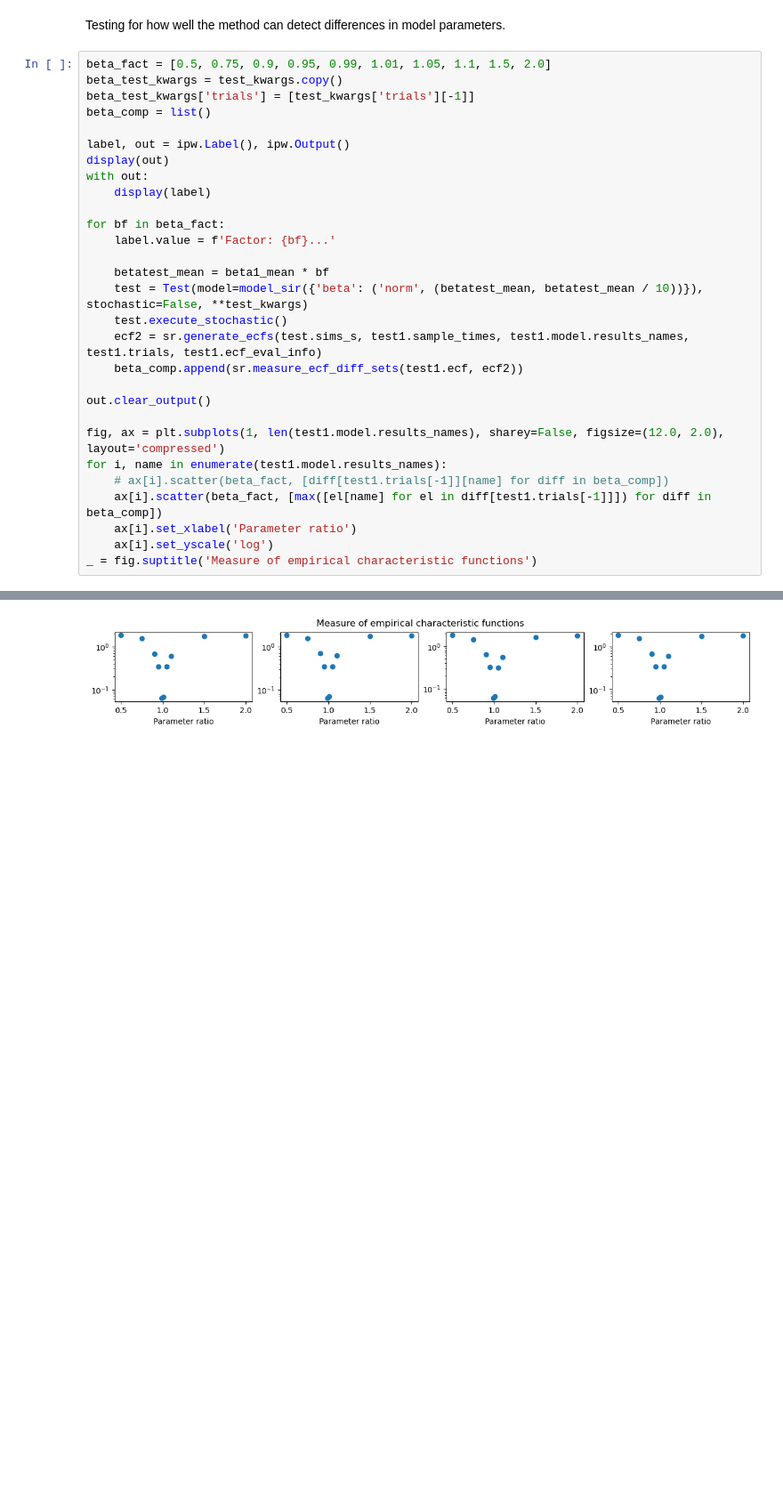
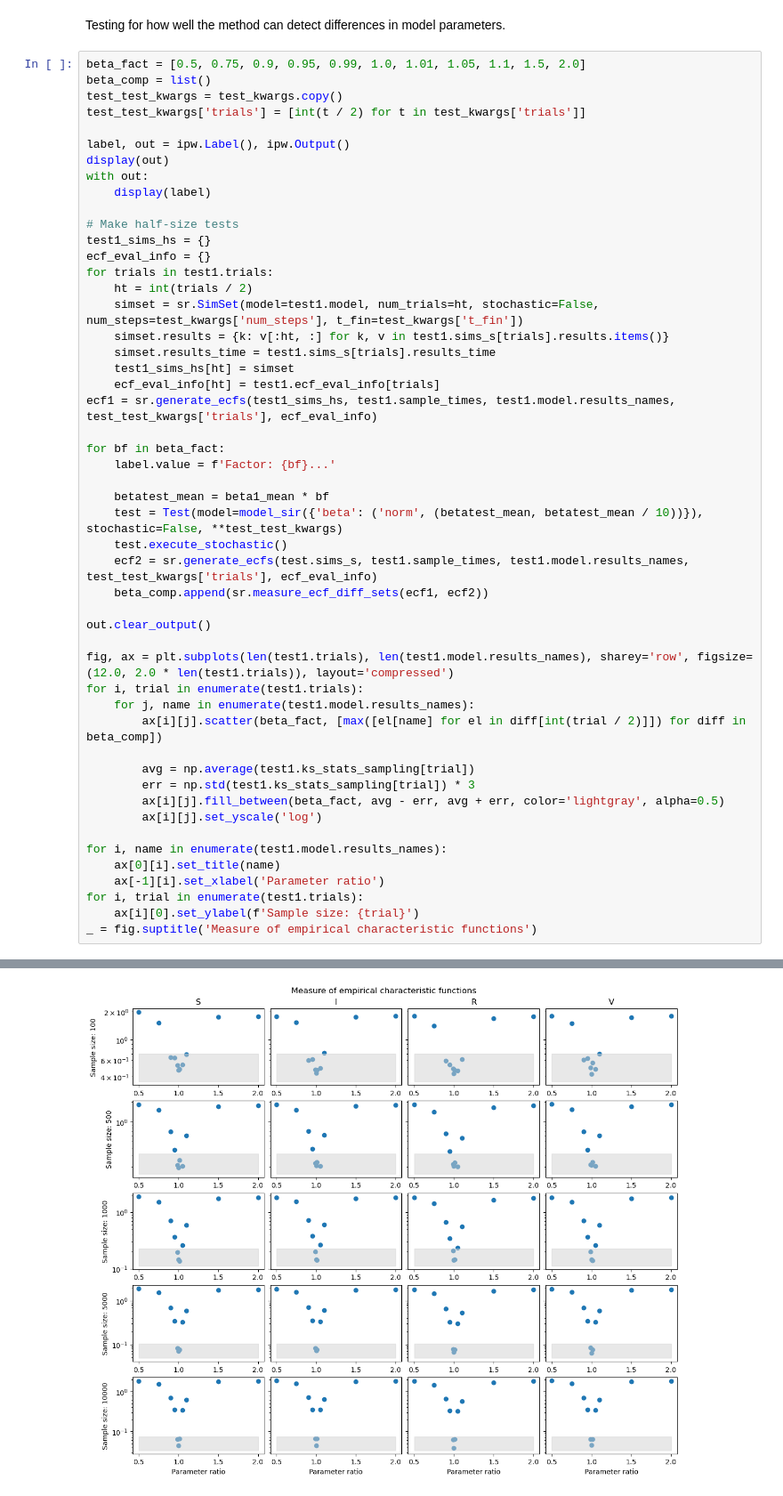
Before and after one commit to tjsego/ssr_project_2024, a Jupyter notebook: notebooks/proto_compare_2.ipynb, the cells around one changed output, grey strips where cells are left out. Shown at 89% size. Cells and saved outputs as stored; diff of their text form; blank space fills up the shorter version.

Commit message:
Added final step to comparison notebooks

```diff
--- a/notebooks/proto_compare_2.ipynb
+++ b/notebooks/proto_compare_2.ipynb
@@ -86,32 +90,53 @@ Text(0.5, 0.98, 'Measure of empirical characteristic functions')
 # %% [markdown]
 Testing for how well the method can detect differences in model parameters.
 # %%
-beta_fact = [0.5, 0.75, 0.9, 0.95, 0.99, 1.01, 1.05, 1.1, 1.5, 2.0]
-beta_test_kwargs = test_kwargs.copy()
-beta_test_kwargs['trials'] = [test_kwargs['trials'][-1]]
+beta_fact = [0.5, 0.75, 0.9, 0.95, 0.99, 1.0, 1.01, 1.05, 1.1, 1.5, 2.0]
 beta_comp = list()
+test_test_kwargs = test_kwargs.copy()
+test_test_kwargs['trials'] = [int(t / 2) for t in test_kwargs['trials']]
 
 label, out = ipw.Label(), ipw.Output()
 display(out)
 with out:
     display(label)
 
+# Make half-size tests
+test1_sims_hs = {}
+ecf_eval_info = {}
+for trials in test1.trials:
+    ht = int(trials / 2)
+    simset = sr.SimSet(model=test1.model, num_trials=ht, stochastic=False, num_steps=test_kwargs['num_steps'], t_fin=test_kwargs['t_fin'])
+    simset.results = {k: v[:ht, :] for k, v in test1.sims_s[trials].results.items()}
+    simset.results_time = test1.sims_s[trials].results_time
+    test1_sims_hs[ht] = simset
+    ecf_eval_info[ht] = test1.ecf_eval_info[trials]
+ecf1 = sr.generate_ecfs(test1_sims_hs, test1.sample_times, test1.model.results_names, test_test_kwargs['trials'], ecf_eval_info)
+
 for bf in beta_fact:
     label.value = f'Factor: {bf}...'
 
     betatest_mean = beta1_mean * bf
-    test = Test(model=model_sir({'beta': ('norm', (betatest_mean, betatest_mean / 10))}), stochastic=False, **test_kwargs)
+    test = Test(model=model_sir({'beta': ('norm', (betatest_mean, betatest_mean / 10))}), stochastic=False, **test_test_kwargs)
     test.execute_stochastic()
-    ecf2 = sr.generate_ecfs(test.sims_s, test1.sample_times, test1.model.results_names, test1.trials, test1.ecf_eval_info)
-    beta_comp.append(sr.measure_ecf_diff_sets(test1.ecf, ecf2))
+    ecf2 = sr.generate_ecfs(test.sims_s, test1.sample_times, test1.model.results_names, test_test_kwargs['trials'], ecf_eval_info)
+    beta_comp.append(sr.measure_ecf_diff_sets(ecf1, ecf2))
 
 out.clear_output()
 
-fig, ax = plt.subplots(1, len(test1.model.results_names), sharey=False, figsize=(12.0, 2.0), layout='compressed')
+fig, ax = plt.subplots(len(test1.trials), len(test1.model.results_names), sharey='row', figsize=(12.0, 2.0 * len(test1.trials)), layout='compressed')
+for i, trial in enumerate(test1.trials):
+    for j, name in enumerate(test1.model.results_names):
+        ax[i][j].scatter(beta_fact, [max([el[name] for el in diff[int(trial / 2)]]) for diff in beta_comp])
+
+        avg = np.average(test1.ks_stats_sampling[trial])
+        err = np.std(test1.ks_stats_sampling[trial]) * 3
+        ax[i][j].fill_between(beta_fact, avg - err, avg + err, color='lightgray', alpha=0.5)
+        ax[i][j].set_yscale('log')
+
 for i, name in enumerate(test1.model.results_names):
-    # ax[i].scatter(beta_fact, [diff[test1.trials[-1]][name] for diff in beta_comp])
-    ax[i].scatter(beta_fact, [max([el[name] for el in diff[test1.trials[-1]]]) for diff in beta_comp])
-    ax[i].set_xlabel('Parameter ratio')
-    ax[i].set_yscale('log')
+    ax[0][i].set_title(name)
+    ax[-1][i].set_xlabel('Parameter ratio')
+for i, trial in enumerate(test1.trials):
+    ax[i][0].set_ylabel(f'Sample size: {trial}')
 _ = fig.suptitle('Measure of empirical characteristic functions')
 # %% [output]
@@ -119 +143 @@ _ = fig.suptitle('Measure of empirical characteristic functions')
-[figure, old version]
+[figure, new version]
```
Also changed, not shown: parts of 9 cells of this notebook, 5 other files.
